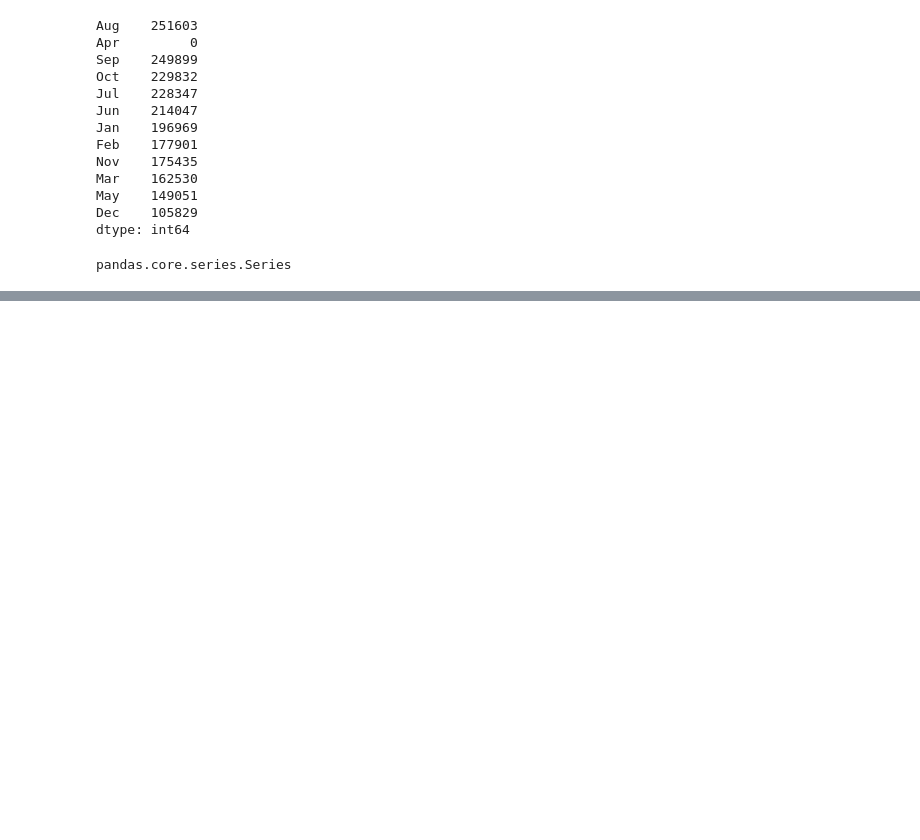
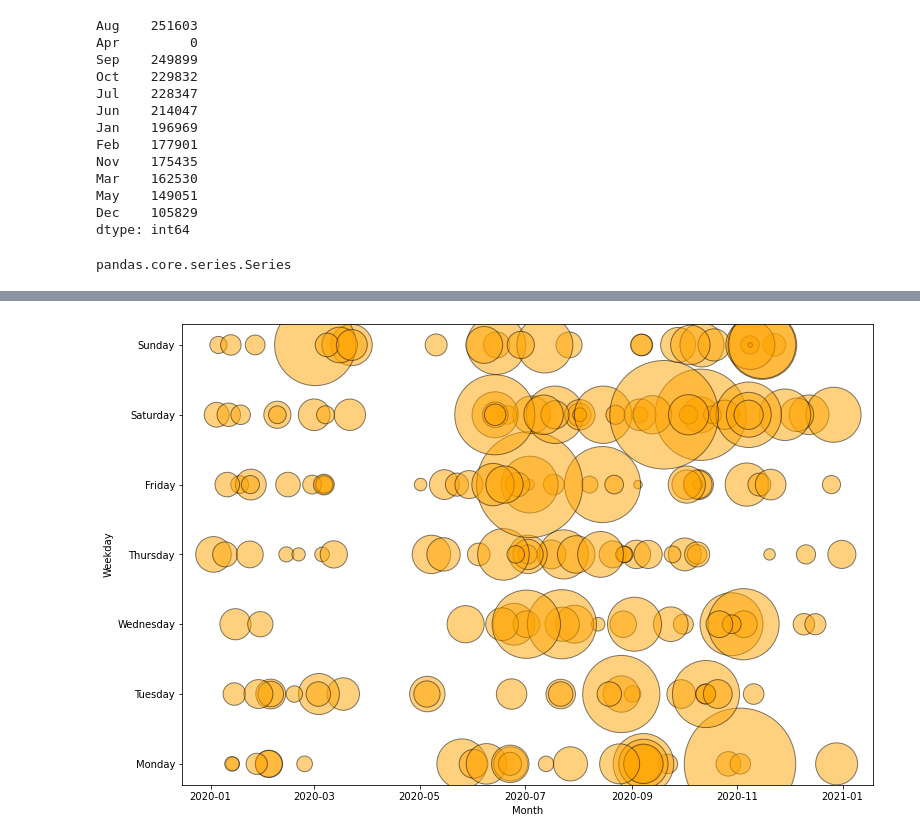
Before and after one commit to digantpatel87/Project1D2, a Jupyter notebook: Code/Project1D2.ipynb, the cells around one changed output, grey strips where cells are left out. Cells and saved outputs as stored; diff of their text form; code cells hidden in the pictures; blank space fills up the shorter version.

```diff
--- a/Code/Project1D2.ipynb
+++ b/Code/Project1D2.ipynb
@@ -335,0 +352,15 @@ pandas.core.series.Series
+# %%
+
+combined_2020_df["DayName"] = combined_2020_df["DateTime"].dt.day_name()
+combined_2020_df["DayNum"] = combined_2020_df["DateTime"].dt.weekday
+
+outlierIndex_20 = combined_2020_df[combined_2020_df["Duration"]
+                                > (combined_2020_df["Duration"].mean() + (2 * (combined_2020_df["Duration"].std())))].index
+
+combined_2020_df.drop(outlierIndex_20, inplace=True)
+
+sample_2020_df = combined_2020_df.sample(200)
+sample_2020_df["DayInYear"] = sample_2020_df["DateTime"].dt.strftime('%j')
+sorted_sample_2020_df = sample_2020_df.sort_values(by="Date")
+sorted_sample_2020_df.sort_values(by="DayNum", inplace=True)
+sorted_sample_2020_df.head()
@@ -335,0 +374,13 @@ pandas.core.series.Series
+# %%
+x_values_20 = sorted_sample_2020_df['DateTime']
+y_values_20 = sorted_sample_2020_df['DayName']
+duration_20 = sorted_sample_2020_df['Duration']
+fig = plt.figure(figsize=(12,8))
+ax = fig.add_axes([.1,.1,.8,.8])
+ax.scatter(x_values_20, y_values_20, s=duration_20, c="orange", alpha=0.5, edgecolor="black")
+ax.set_xlabel('Month')
+ax.set_ylabel('Weekday')
+
+plt.show()
+# %% [output]
+[figure, added]
```
Also changed, not shown: parts of 9 cells of this notebook.
